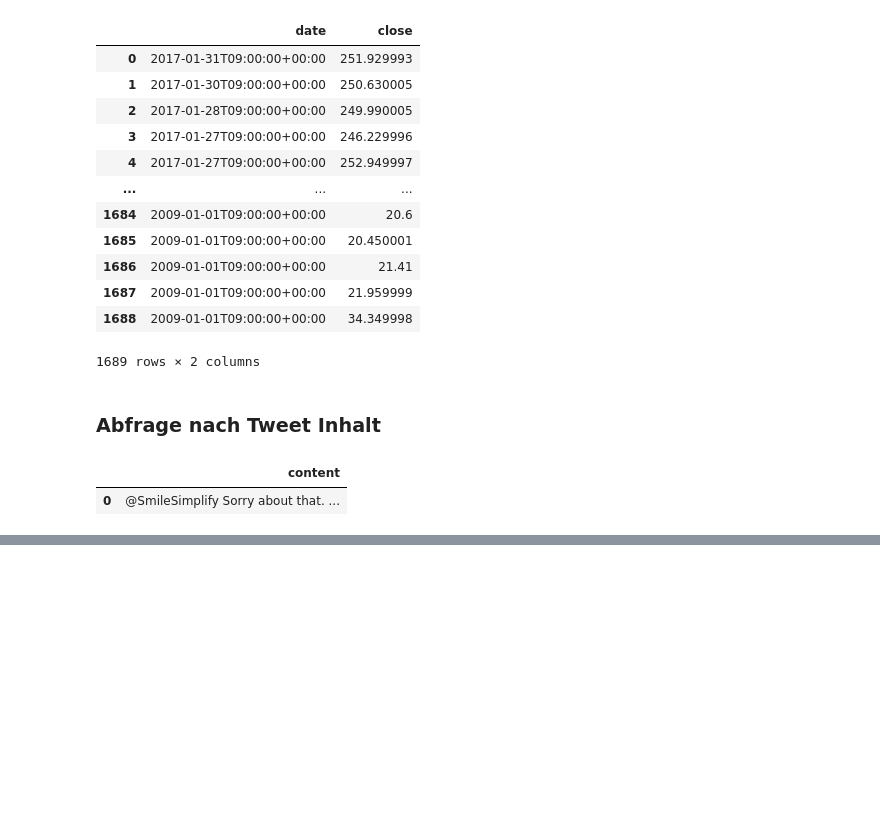
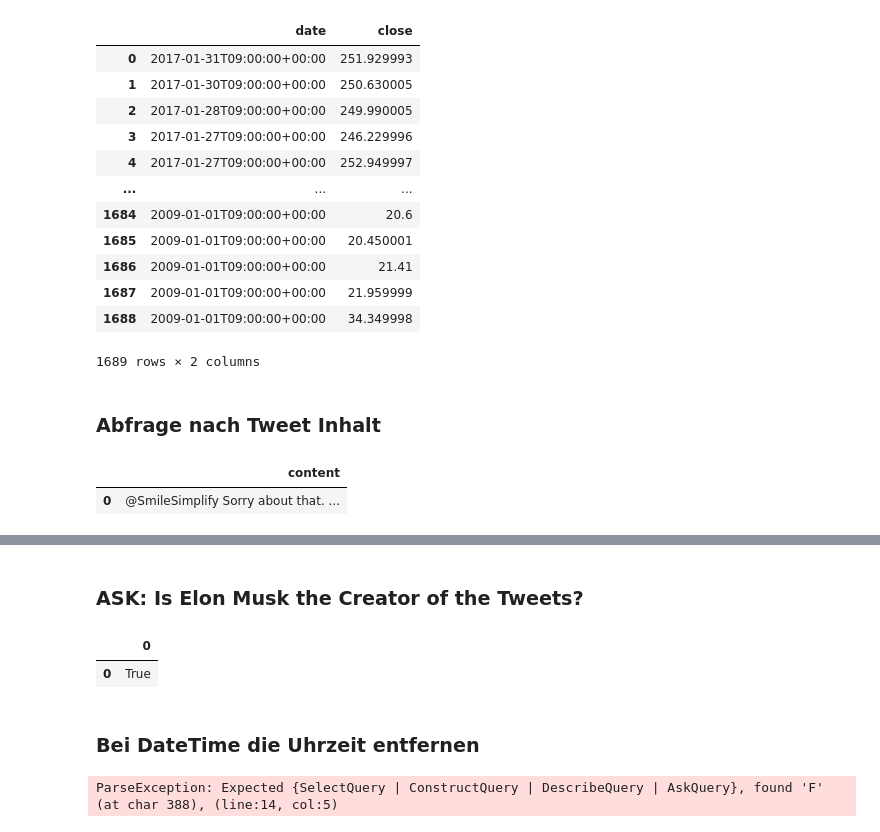
Before and after one commit to PaulaAnna/SemanticWeb, a Jupyter notebook: Gruppe Tesla-Musk.ipynb, the cells around one changed output, grey strips where cells are left out. Saved outputs shown, nothing was run; the diff lists cells and outputs as text; code cells hidden in the pictures; blank space fills up the shorter version.

```diff
--- a/Gruppe Tesla-Musk.ipynb
+++ b/Gruppe Tesla-Musk.ipynb
@@ -147,0 +148,46 @@ DataFrame(result, columns=result.vars)
+# %% [markdown]
+### ASK: Is Elon Musk the Creator of the Tweets?
+# %%
+result = g.query("""
+PREFIX rdfs: <http://www.w3.org/2000/01/rdf-schema#>
+PREFIX dbo:  <http://dbpedia.org/ontology/>
+PREFIX rdf:  <http://www.w3.org/1999/02/22-rdf-syntax-ns#>
+PREFIX xsd:  <http://www.w3.org/2001/XMLSchema#>
+PREFIX sioc: <http://rdfs.org/sioc/ns#>
+PREFIX dc:   <http://purl.org/dc/elements/1.1/>
+
+ASK
+WHERE {
+  <http://example.org/resource/elonmusk/tweet/Row562> <http://rdfs.org/sioc/ns#has_creator> "https://twitter.com/elonmusk" .
+}
+""")
+
+DataFrame(result, columns=result.vars)
+# %% [output]
+|  | 0 |
+| 0 | True |
+# %% [markdown]
+### Bei DateTime die Uhrzeit entfernen
+# %%
+result = g.query("""
+PREFIX rdfs: <http://www.w3.org/2000/01/rdf-schema#>
+PREFIX dbo:  <http://dbpedia.org/ontology/>
+PREFIX rdf:  <http://www.w3.org/1999/02/22-rdf-syntax-ns#>
+PREFIX xsd:  <http://www.w3.org/2001/XMLSchema#>
+PREFIX sioc: <http://rdfs.org/sioc/ns#>
+PREFIX dc:   <http://purl.org/dc/elements/1.1/>
+
+SELECT ?date ?close
+
+WHERE {
+   ?tradingDay ex:close ?close ;
+    ex:date ?date .
+    FILTER (?date "yyyy-mm-ddThh:mm:ss+hh:mm"^^xsd:dateTime -hh:mm:ss+hh:mm)
+ }
+
+ORDER BY DESC(?date)
+""")
+
+DataFrame(result, columns=result.vars)
+# %% [output]
+ParseException: Expected {SelectQuery | ConstructQuery | DescribeQuery | AskQuery}, found 'F'  (at char 388), (line:14, col:5)
```
Also changed, not shown: parts of 4 cells of this notebook.
